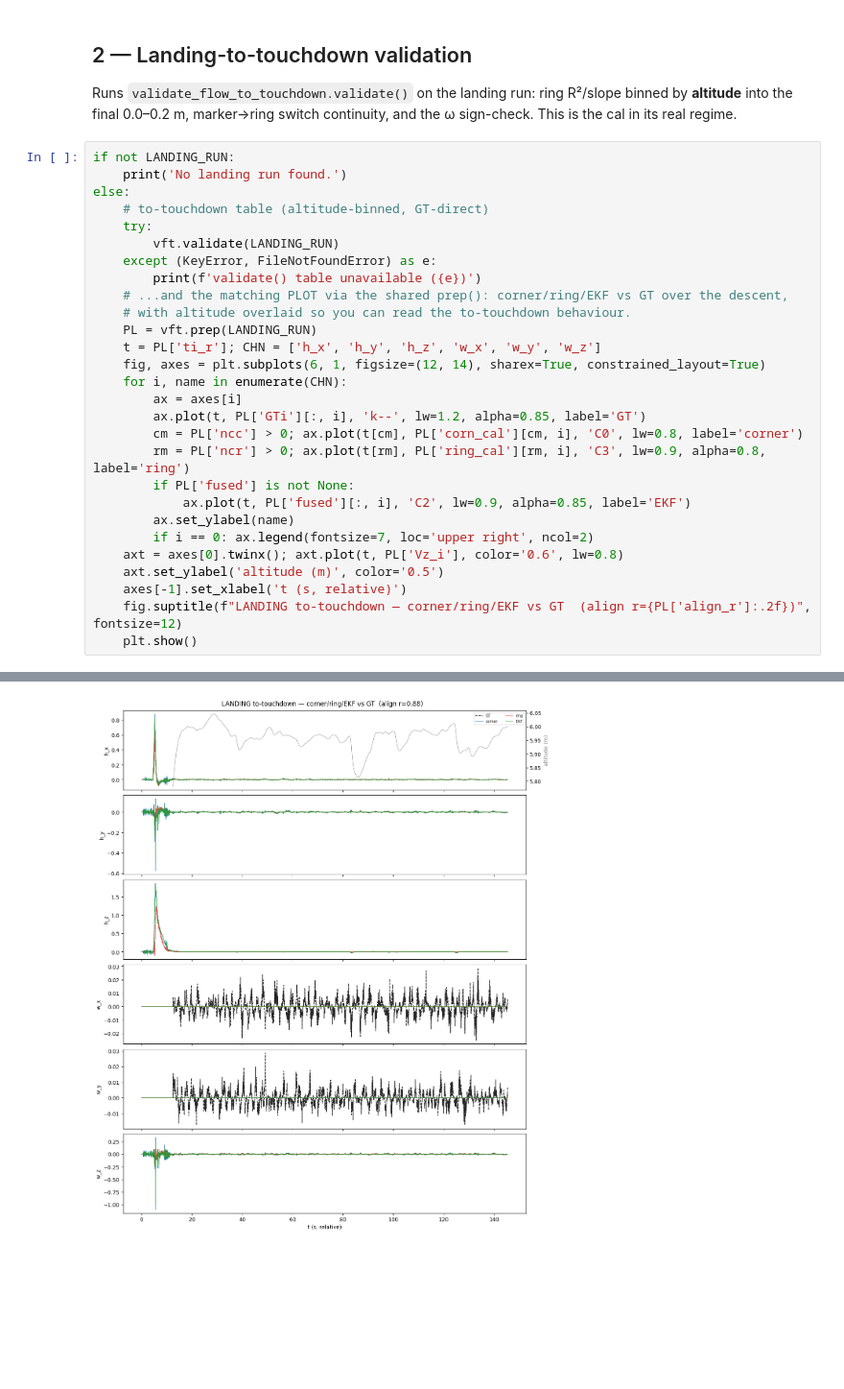
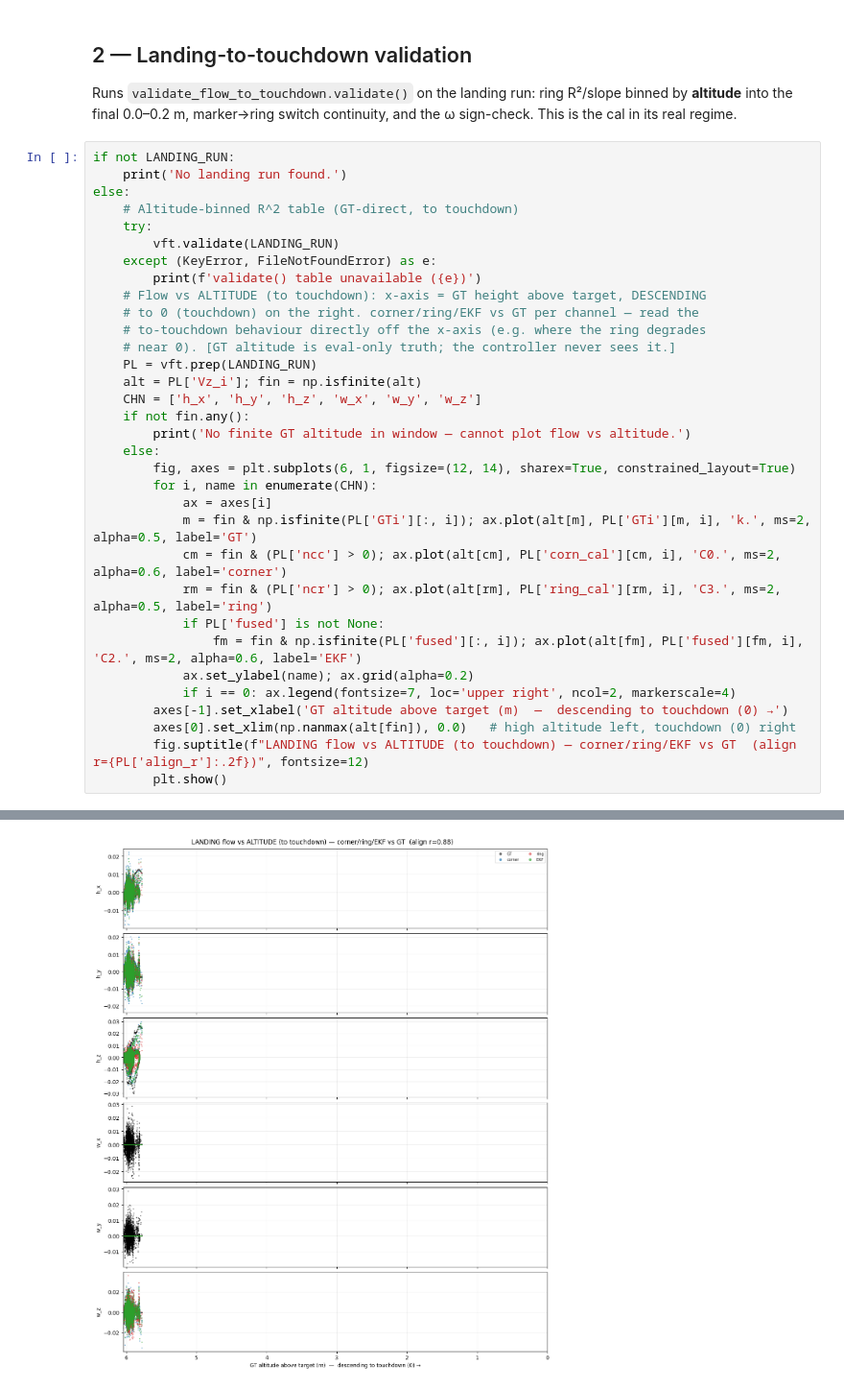
Before and after one commit to Shu6hamSingha1/Soft-Precise-Landing, a Jupyter notebook: PX4_Gazebo/notebooks/plotter_output_validation.ipynb, the cells around one changed output, grey strips where cells are left out. Shown at 96% size. Drawn from its saved outputs; the diff is of its cells as text; blank space fills up the shorter version.

Commit message:
output-validation landing plot: flow vs ALTITUDE (to touchdown)
Replaced the flow-vs-time plot + altitude twin-axis overlay with a direct
flow-vs-altitude scatter: x = GT height above target, descending to touchdown
(0) on the right; corner/ring/EKF vs GT per channel. Reads the to-touchdown
behaviour straight off the x-axis (where the ring degrades near 0) instead of
via an overlay; complements validate()'s altitude-binned table. Scatter (not
line) so non-monotonic altitude (e.g. a hover) doesn't draw misleading
connections. GT altitude is eval-only truth (controller never sees it).

Co-Authored-By: Claude Opus 4.8 (1M context) <noreply@anthropic.com>

```diff
--- a/PX4_Gazebo/notebooks/plotter_output_validation.ipynb
+++ b/PX4_Gazebo/notebooks/plotter_output_validation.ipynb
@@ -149,47 +149,52 @@ This is the cal in its real regime.
 # %%
 if not LANDING_RUN:
     print('No landing run found.')
 else:
-    # to-touchdown table (altitude-binned, GT-direct)
+    # Altitude-binned R^2 table (GT-direct, to touchdown)
     try:
         vft.validate(LANDING_RUN)
     except (KeyError, FileNotFoundError) as e:
         print(f'validate() table unavailable ({e})')
-    # ...and the matching PLOT via the shared prep(): corner/ring/EKF vs GT over the descent,
-    # with altitude overlaid so you can read the to-touchdown behaviour.
+    # Flow vs ALTITUDE (to touchdown): x-axis = GT height above target, DESCENDING
+    # to 0 (touchdown) on the right. corner/ring/EKF vs GT per channel — read the
+    # to-touchdown behaviour directly off the x-axis (e.g. where the ring degrades
+    # near 0). [GT altitude is eval-only truth; the controller never sees it.]
     PL = vft.prep(LANDING_RUN)
-    t = PL['ti_r']; CHN = ['h_x', 'h_y', 'h_z', 'w_x', 'w_y', 'w_z']
-    fig, axes = plt.subplots(6, 1, figsize=(12, 14), sharex=True, constrained_layout=True)
-    for i, name in enumerate(CHN):
-        ax = axes[i]
-        ax.plot(t, PL['GTi'][:, i], 'k--', lw=1.2, alpha=0.85, label='GT')
-        cm = PL['ncc'] > 0; ax.plot(t[cm], PL['corn_cal'][cm, i], 'C0', lw=0.8, label='corner')
-        rm = PL['ncr'] > 0; ax.plot(t[rm], PL['ring_cal'][rm, i], 'C3', lw=0.9, alpha=0.8, label='ring')
-        if PL['fused'] is not None:
-            ax.plot(t, PL['fused'][:, i], 'C2', lw=0.9, alpha=0.85, label='EKF')
-        ax.set_ylabel(name)
-        if i == 0: ax.legend(fontsize=7, loc='upper right', ncol=2)
-    axt = axes[0].twinx(); axt.plot(t, PL['Vz_i'], color='0.6', lw=0.8)
-    axt.set_ylabel('altitude (m)', color='0.5')
-    axes[-1].set_xlabel('t (s, relative)')
-    fig.suptitle(f"LANDING to-touchdown — corner/ring/EKF vs GT  (align r={PL['align_r']:.2f})", fontsize=12)
-    plt.show()
+    alt = PL['Vz_i']; fin = np.isfinite(alt)
+    CHN = ['h_x', 'h_y', 'h_z', 'w_x', 'w_y', 'w_z']
+    if not fin.any():
+        print('No finite GT altitude in window — cannot plot flow vs altitude.')
+    else:
+        fig, axes = plt.subplots(6, 1, figsize=(12, 14), sharex=True, constrained_layout=True)
+        for i, name in enumerate(CHN):
+            ax = axes[i]
+            m = fin & np.isfinite(PL['GTi'][:, i]); ax.plot(alt[m], PL['GTi'][m, i], 'k.', ms=2, alpha=0.5, label='GT')
+            cm = fin & (PL['ncc'] > 0); ax.plot(alt[cm], PL['corn_cal'][cm, i], 'C0.', ms=2, alpha=0.6, label='corner')
+            rm = fin & (PL['ncr'] > 0); ax.plot(alt[rm], PL['ring_cal'][rm, i], 'C3.', ms=2, alpha=0.5, label='ring')
+            if PL['fused'] is not None:
+                fm = fin & np.isfinite(PL['fused'][:, i]); ax.plot(alt[fm], PL['fused'][fm, i], 'C2.', ms=2, alpha=0.6, label='EKF')
+            ax.set_ylabel(name); ax.grid(alpha=0.2)
+            if i == 0: ax.legend(fontsize=7, loc='upper right', ncol=2, markerscale=4)
+        axes[-1].set_xlabel('GT altitude above target (m)  —  descending to touchdown (0) →')
+        axes[0].set_xlim(np.nanmax(alt[fin]), 0.0)   # high altitude left, touchdown (0) right
+        fig.suptitle(f"LANDING flow vs ALTITUDE (to touchdown) — corner/ring/EKF vs GT  (align r={PL['align_r']:.2f})", fontsize=12)
+        plt.show()
 # %% [output]
 === Sun Jun  7 00-08-38 2026 ===  img 5504f, GT 14669f
 alignment: offset +12.45s (corner-div vs GT-div corr r=0.88); GT h ungated to touchdown
 
 (i) RING V_v_ring (_sensor_cal_ring) vs GT V-frame flow, binned by ALTITUDE  [R^2 | slope]
   altitude  nfr           h_x           h_y      h_z(div)           w_x           w_y           w_z
   9.0-1.0m 4860   0.44| 0.52  0.70| 0.74  0.42| 0.44  1.00| 0.00  1.00| 0.00  0.00|-0.02
   1.0-0.5m    0    nan|  nan   nan|  nan   nan|  nan   nan|  nan   nan|  nan   nan|  nan
   0.5-0.2m    0    nan|  nan   nan|  nan   nan|  nan   nan|  nan   nan|  nan   nan|  nan
   0.2-0.0m    0    nan|  nan   nan|  nan   nan|  nan   nan|  nan   nan|  nan   nan|  nan
   final 0.2-0.0m bin = to touchdown. R^2->1 slope->1 = tracks truth there.
 
 (ii) SWITCH continuity: corner V_v vs ring V_v_ring (overlap) — the GT-free bug-check
 ... (8 lines left out)
 (iii) angular w sign-check (R^2 of ring w vs -V_w_ug [manuscript] vs +V_w_ug):
   w_x: R2(-V_w)=1.00  R2(+V_w)=1.00
   w_y: R2(-V_w)=1.00  R2(+V_w)=1.00
   w_z: R2(-V_w)=0.00  R2(+V_w)=0.00
-[figure, old version]
+[figure, new version]
```
